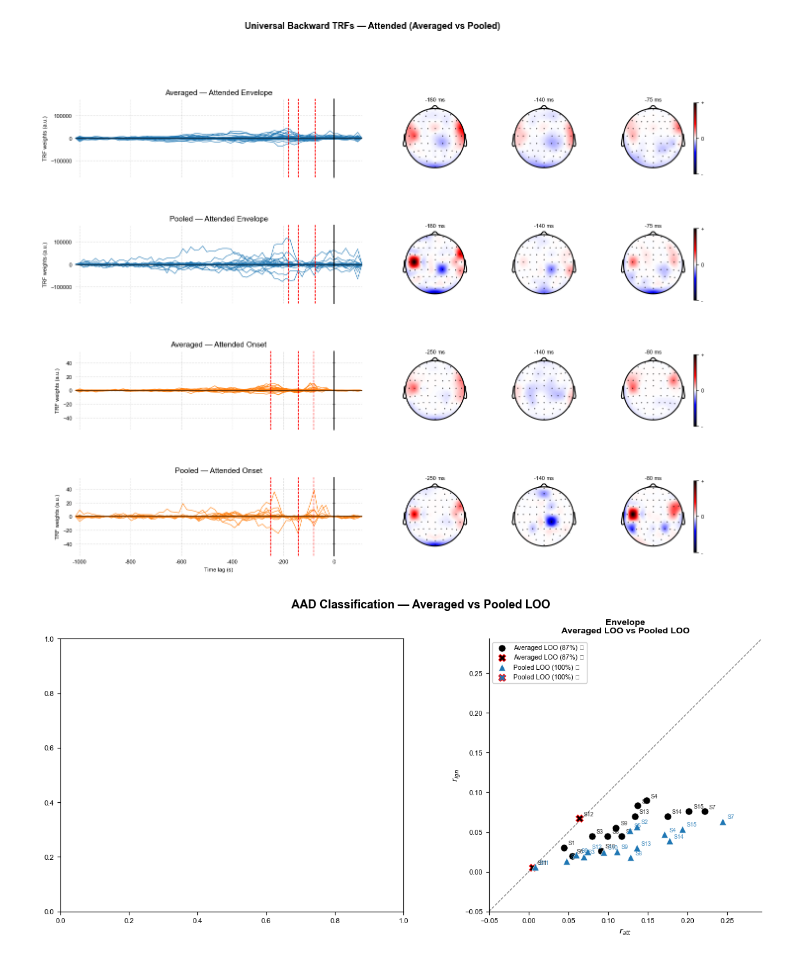
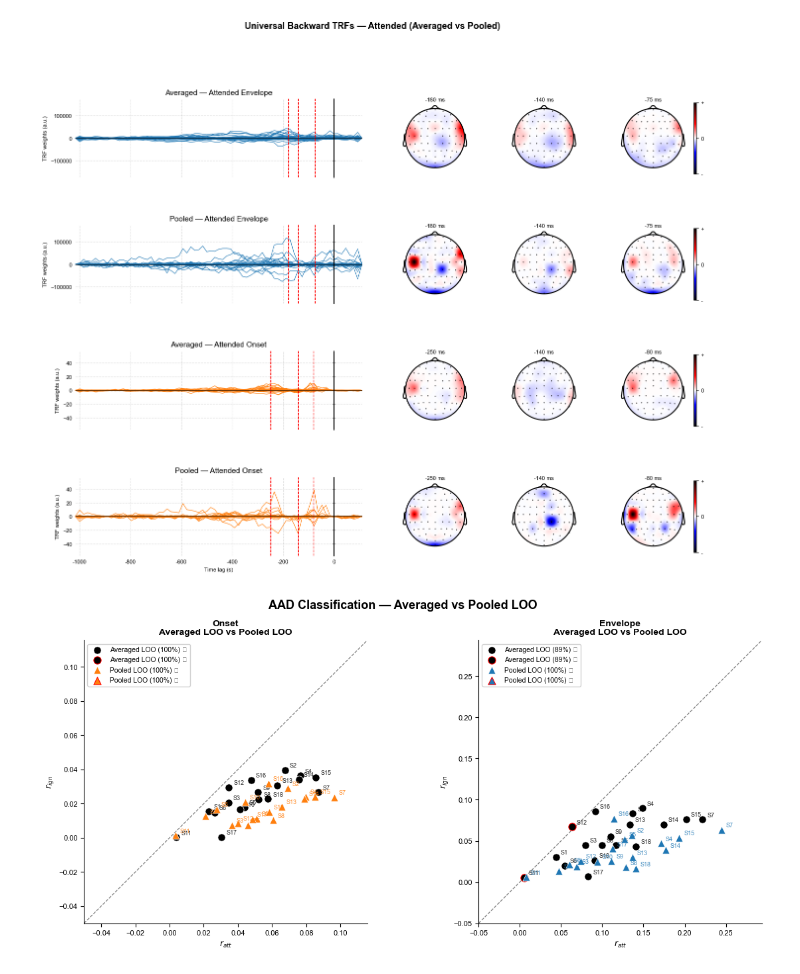
Before and after one commit to manito-coder/Beyond-TRFs, a Jupyter notebook: within-fuglsang/figures/pooled-trfs-analysis.ipynb, the cells around one changed output. Saved outputs shown, nothing was run; the diff lists cells and outputs as text; code cells hidden in the pictures.

```diff
--- a/within-fuglsang/figures/pooled-trfs-analysis.ipynb
+++ b/within-fuglsang/figures/pooled-trfs-analysis.ipynb
@@ -11,7 +11,7 @@ from paths import *
 import helper_functions
 # %%
 # SET-UP
-SUBJECTS         = helper_functions.fuglsang_get_subjects()[:15]
+SUBJECTS         = helper_functions.fuglsang_get_subjects()
 test_percent     = 0.3
 n_test           = int(len(SUBJECTS) * test_percent)
 training_subjects = SUBJECTS[:-n_test]
@@ -64,13 +65,11 @@ acc_pool_env,   _, r_atts_pool_env,   r_igns_pool_env   = helper_functions.aad_c
     PREDICTOR_TYPE.ENVELOPE, SUBJECTS,
     generalised=GENERALISATION_TYPE.POOLED, cv=CROSS_VALIDATION_TYPE.LOO, aad_type=AAD_APPROACH.SINGLE
 )
-"""
-COMING SOON
+
 acc_pool_onset, _, r_atts_pool_onset, r_igns_pool_onset = helper_functions.aad_classifier(
     PREDICTOR_TYPE.ENVELOPE_ONSET, SUBJECTS,
-    generalised=GENERALISATION_TYPE.POOLED, cv=CROSS_VALIDATION_TYPE.LOO
+    generalised=GENERALISATION_TYPE.POOLED, cv=CROSS_VALIDATION_TYPE.LOO, aad_type=AAD_APPROACH.SINGLE
 )
-"""
 # %% [output]
 S1: r_att=0.048, r_ign=0.013
 S2: r_att=0.136, r_ign=0.057
@@ -198,7 +194,6 @@ plt.show()
 # %% [output]
 [figure]
 # %%
-
 # COMING SOON
 # ─────────────────────────────────────────────
 # Figure 2 — Scatter panels
@@ -226,7 +221,7 @@ def plot_scatter_panel(ax, subjects,
                    s=65, zorder=3, marker=marker, label=f'{label} ✓')
         ax.scatter(r_att[incorrect], r_ign[incorrect],
                    color=dot_color, edgecolors='red', linewidths=0.8,
-                   s=65, zorder=3, marker='X',
+                   s=65, zorder=3, marker=marker,
                    label=f'{label} ✗')
 
         for s, x, y in zip(subjects, r_att, r_ign):
@@ -235,38 +230,40 @@ def plot_scatter_panel(ax, subjects,
 
     all_r = np.concatenate([r_att_avg, r_ign_avg, r_att_pool, r_ign_pool])
     lim   = [-0.05, max(all_r) * 1.2]
     ax.plot(lim, lim, 'k--', linewidth=0.9, alpha=0.5, zorder=2)
     ax.set_xlim(lim)
     ax.set_ylim(lim)
     ax.set_aspect('equal')
     ax.set_xlabel(r'$r_{att}$', fontsize=9)
     ax.set_ylabel(r'$r_{ign}$', fontsize=9)
     ax.set_title(title, fontsize=10, fontweight='bold')
     ax.legend(fontsize=7.5, loc='upper left', framealpha=0.9)
     ax.spines[['top', 'right']].set_visible(False)
     ax.tick_params(labelsize=8)
 
 
 fig2, (ax_onset, ax_env) = plt.subplots(1, 2, figsize=(12, 5.5))
 
-# plot_scatter_panel(
-#     ax_onset, SUBJECTS,
-#     r_atts_avg_onset, r_igns_avg_onset, acc_avg_onset,
-#     r_atts_pool_onset, r_igns_pool_onset, acc_pool_onset,
-#     color='tab:orange',
-#     title='Onset\nAveraged LOO vs Pooled LOO',
-# )
+
+plot_scatter_panel(
+    ax_onset, SUBJECTS,
+    r_atts_avg_onset, r_igns_avg_onset, acc_avg_onset,
+    r_atts_pool_onset, r_igns_pool_onset, acc_pool_onset,
+    color='tab:orange',
+    title='Onset\nAveraged LOO vs Pooled LOO',
+)
+
 plot_scatter_panel(
     ax_env, SUBJECTS,
     r_atts_avg_env, r_igns_avg_env, acc_avg_env,
     r_atts_pool_env, r_igns_pool_env, acc_pool_env,
     color='tab:blue',
     title='Envelope\nAveraged LOO vs Pooled LOO',
 )
 
 fig2.suptitle('AAD Classification — Averaged vs Pooled LOO', fontsize=13, fontweight='bold')
 fig2.tight_layout()
 fig2.savefig(FUGLSANG_FIGURES_DIR / 'aad_pooled_scatter.png', dpi=150, bbox_inches='tight')
 plt.show()
 # %% [output]
-[figure, old version]
+[figure, new version]
```
Also changed, not shown: parts of 3 cells of this notebook, 6 other files.
